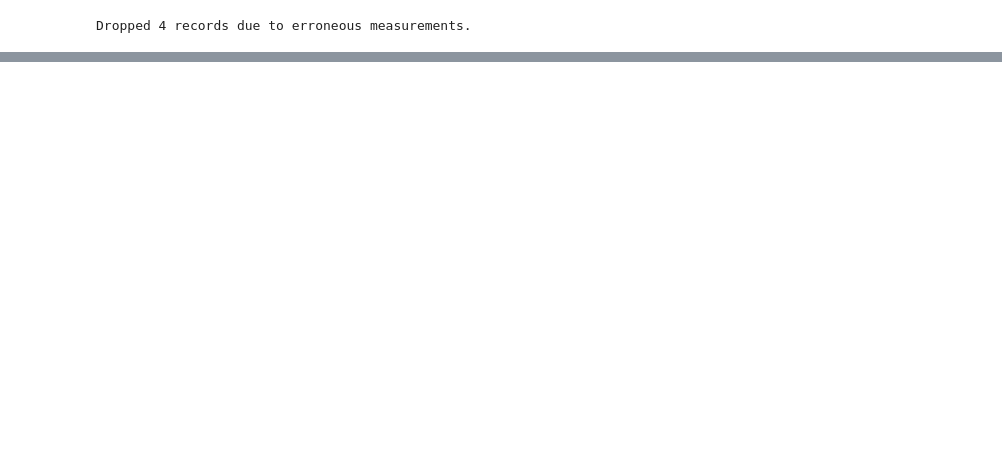
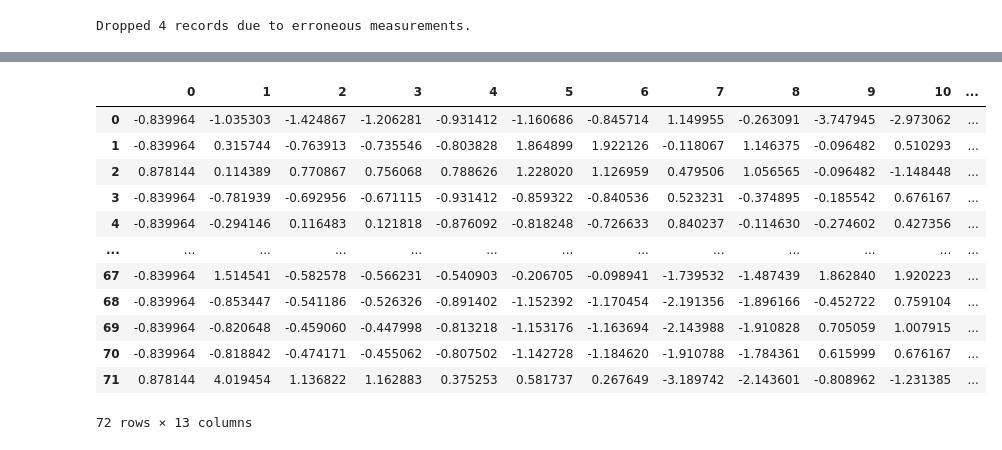
Before and after one commit to fkuper/running-time-predictor, a Jupyter notebook: running_time_predictor.ipynb, the cells around one changed output, grey strips where cells are left out. Saved outputs shown, nothing was run; the diff lists cells and outputs as text; code cells hidden in the pictures; blank space fills up the shorter version.

```diff
--- a/running_time_predictor.ipynb
+++ b/running_time_predictor.ipynb
@@ -127,6 +116,36 @@ def get_training_block_activities():
 
 # creating a series of training block activities: [[block1_activities], [block2_activities], ...]
 ten_k_race_training_block_activities = pd.Series(get_training_block_activities())
+# %%
+from sklearn import preprocessing
+
+# normalize and scale input data to resolve big differences in feature magnitudes
+# i.e. Start Time is a big number (> 1 billion), event type is a very small number (0..2)
+
+scaler = preprocessing.StandardScaler()
+
+ten_k_race_training_block_activities = ten_k_race_training_block_activities.apply(
+    lambda block: block.drop(['Start Time', 'Event Type', 'Duration (s)'], axis='columns')
+)
+ten_k_race_training_block_activities = ten_k_race_training_block_activities.apply(
+    lambda block: pd.DataFrame(scaler.fit_transform(block))
+)
+
+ten_k_race_training_block_activities.iloc[0]
+# %% [output]
+|  | 0 | 1 | 2 | 3 | 4 | 5 | 6 | 7 | 8 | 9 | 10 | ... |
+| 0 | -0.839964 | -1.035303 | -1.424867 | -1.206281 | -0.931412 | -1.160686 | -0.845714 | 1.149955 | -0.263091 | -3.747945 | -2.973062 | ... |
+| 1 | -0.839964 | 0.315744 | -0.763913 | -0.735546 | -0.803828 | 1.864899 | 1.922126 | -0.118067 | 1.146375 | -0.096482 | 0.510293 | ... |
+| 2 | 0.878144 | 0.114389 | 0.770867 | 0.756068 | 0.788626 | 1.228020 | 1.126959 | 0.479506 | 1.056565 | -0.096482 | -1.148448 | ... |
+| 3 | -0.839964 | -0.781939 | -0.692956 | -0.671115 | -0.931412 | -0.859322 | -0.840536 | 0.523231 | -0.374895 | -0.185542 | 0.676167 | ... |
+| 4 | -0.839964 | -0.294146 | 0.116483 | 0.121818 | -0.876092 | -0.818248 | -0.726633 | 0.840237 | -0.114630 | -0.274602 | 0.427356 | ... |
+| ... | ... | ... | ... | ... | ... | ... | ... | ... | ... | ... | ... | ... |
+| 67 | -0.839964 | 1.514541 | -0.582578 | -0.566231 | -0.540903 | -0.206705 | -0.098941 | -1.739532 | -1.487439 | 1.862840 | 1.920223 | ... |
+| 68 | -0.839964 | -0.853447 | -0.541186 | -0.526326 | -0.891402 | -1.152392 | -1.170454 | -2.191356 | -1.896166 | -0.452722 | 0.759104 | ... |
+| 69 | -0.839964 | -0.820648 | -0.459060 | -0.447998 | -0.813218 | -1.153176 | -1.163694 | -2.143988 | -1.910828 | 0.705059 | 1.007915 | ... |
+| 70 | -0.839964 | -0.818842 | -0.474171 | -0.455062 | -0.807502 | -1.142728 | -1.184620 | -1.910788 | -1.784361 | 0.615999 | 0.676167 | ... |
+| 71 | 0.878144 | 4.019454 | 1.136822 | 1.162883 | 0.375253 | 0.581737 | 0.267649 | -3.189742 | -2.143601 | -0.808962 | -1.231385 | ... |
+72 rows × 13 columns
 # %%
 import numpy as np
 
```
Also changed, not shown: parts of 7 cells of this notebook, 1 other file.
